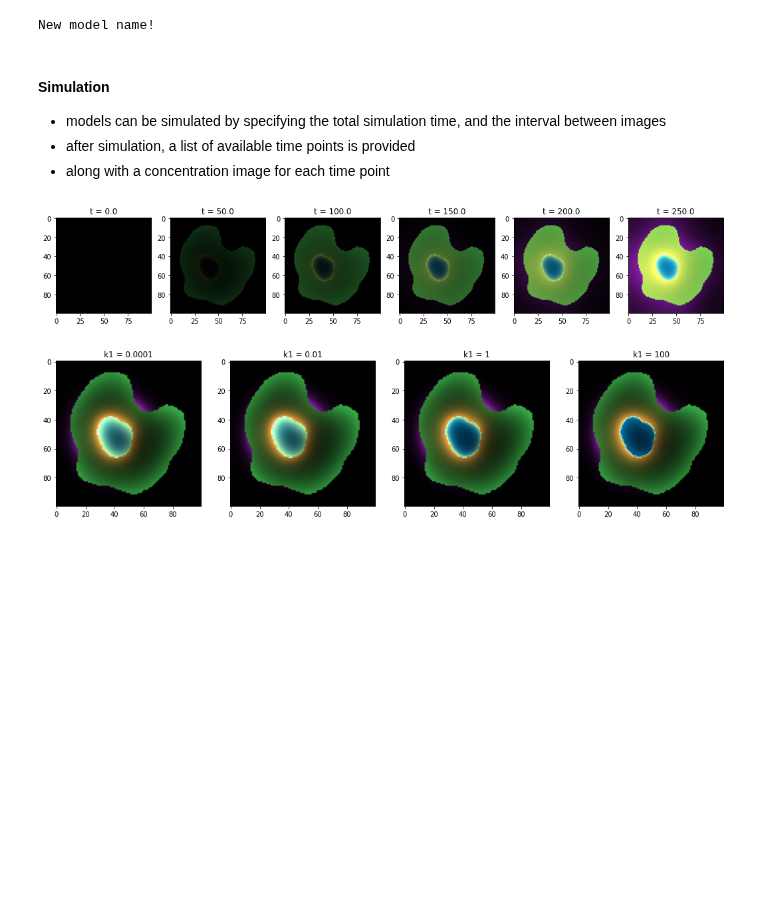
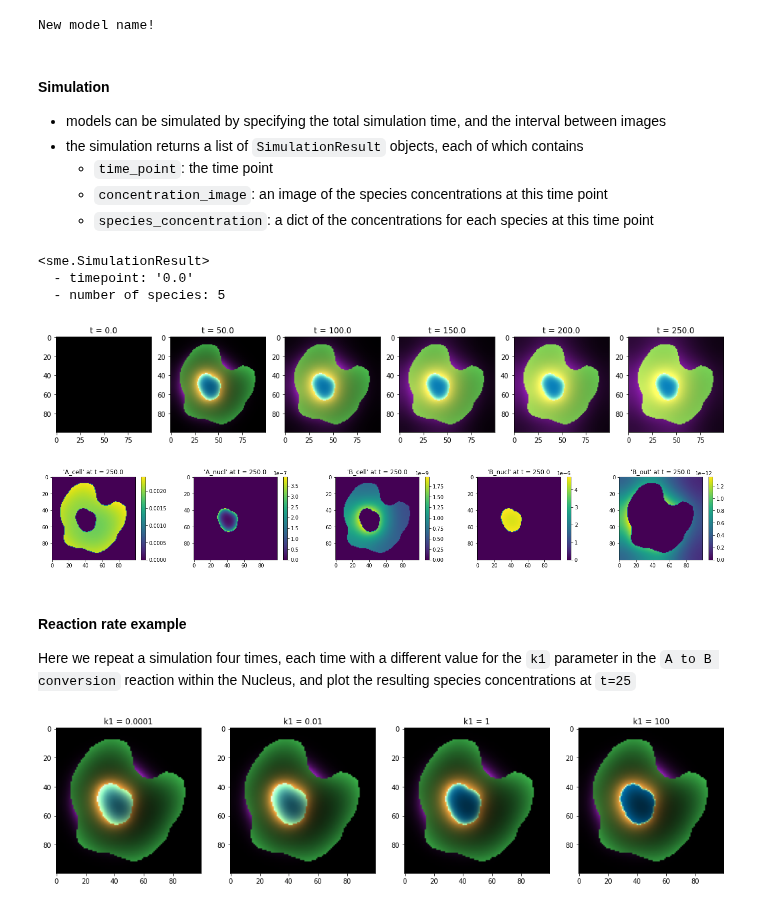
Before and after one commit to spatial-model-editor/spatial-model-editor, a Jupyter notebook: sme/sme_getting_started.ipynb, the cells around one changed output. Cells and saved outputs as stored; diff of their text form; code cells hidden in the pictures; blank space fills up the shorter version.

```diff
--- a/sme/sme_getting_started.ipynb
+++ b/sme/sme_getting_started.ipynb
@@ -138,19 +138,40 @@ New model name!
 # %% [markdown]
 ####  Simulation
 - models can be simulated by specifying the total simulation time, and the interval between images
-- after simulation, a list of available time points is provided
-- along with a concentration image for each time point
+- the simulation returns a list of `SimulationResult` objects, each of which contains
+  - `time_point`: the time point
+  - `concentration_image`: an image of the species concentrations at this time point
+  - `species_concentration`: a dict of the concentrations for each species at this time point
+# %%
+sim_results = my_model.simulate(simulation_time=250.0, image_interval=50.0)
+type(sim_results[0])
+print(sim_results[0])
+# %% [output]
+<sme.SimulationResult>
+  - timepoint: '0.0'
+  - number of species: 5
 # %%
-my_model.simulate(simulation_time=250.0, image_interval=50.0)
-time_points = my_model.simulation_time_points()
-
-fig, axs = plt.subplots(nrows=1, ncols=len(time_points), figsize=(18, 12))
-for index, (ax, time_point) in enumerate(zip(axs, time_points)):
-    ax.imshow(my_model.concentration_image(index))
-    ax.set_title(f"t = {time_point}")
+fig, axs = plt.subplots(nrows=1, ncols=len(sim_results), figsize=(18, 12))
+for (ax, res) in zip(axs, sim_results):
+    ax.imshow(res.concentration_image)
+    ax.set_title(f"t = {res.time_point}")
 plt.show()
 # %% [output]
-[figure, old version]
+[figure, new version]
+# %%
+result = sim_results[5]
+fig, axs = plt.subplots(nrows=1, ncols=len(result.species_concentration), figsize=(24, 3))
+for (ax, (species, concentration)) in zip(axs, result.species_concentration.items()):
+    im = ax.imshow(concentration)
+    ax.set_title(f"'{species}' at t = {result.time_point}")
+    fig.colorbar(im, ax=ax)
+plt.show()
+# %% [output]
+[figure, added]
+# %% [markdown]
+####  Reaction rate example
+
+Here we repeat a simulation four times, each time with a different value for the `k1` parameter in the `A to B conversion` reaction within the Nucleus, and plot the resulting species concentrations at `t=25`
 # %%
 k1vals = [1e-4, 1e-2, 1, 100]
 fig, axs = plt.subplots(nrows=1, ncols=len(k1vals), figsize=(18, 12))
```
Also changed, not shown: parts of 14 cells of this notebook, 27 other files.
